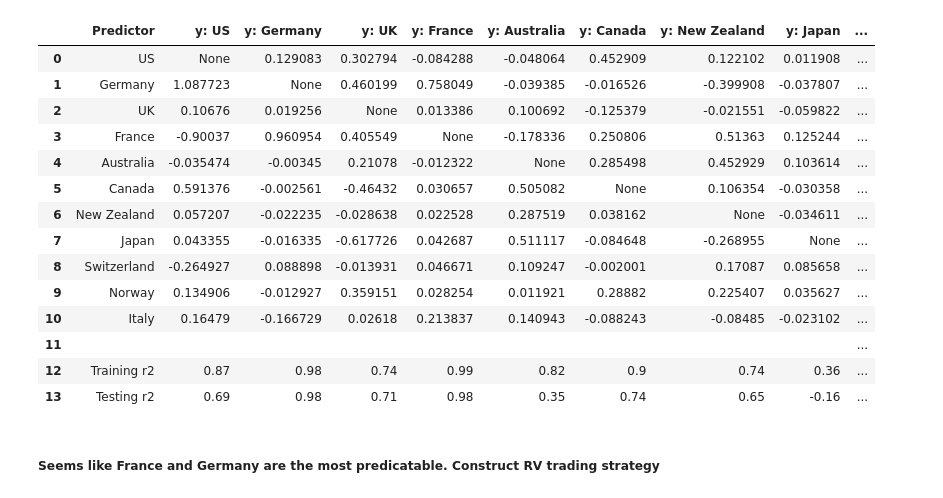
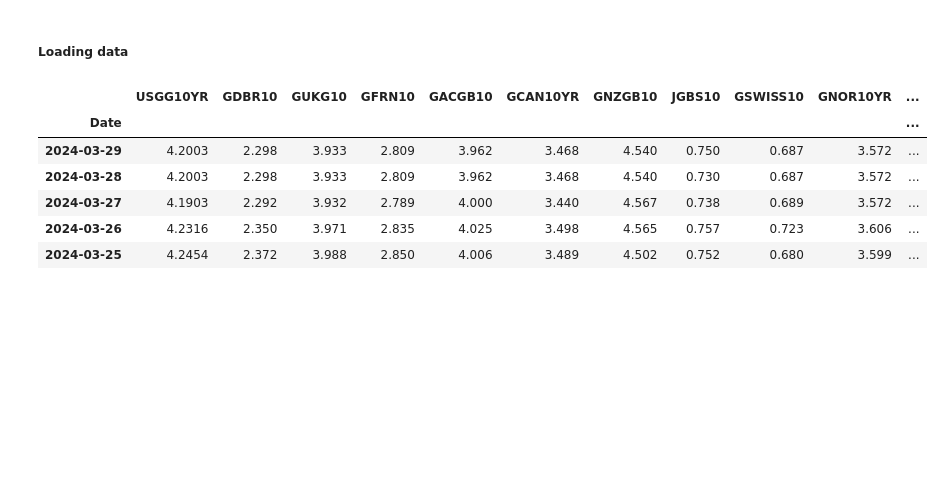
Before and after one commit to danjsabra/G10_RV, a Jupyter notebook: G10_RV.ipynb, the cells around one changed output. Saved outputs shown, nothing was run; the diff lists cells and outputs as text; code cells hidden in the pictures; blank space fills up the shorter version.

```diff
--- a/G10_RV.ipynb
+++ b/G10_RV.ipynb
@@ -3,7 +3,10 @@ import pandas as pd
 from sklearn.linear_model import LinearRegression
 from sklearn.metrics import r2_score
 import matplotlib.pyplot as plt
+# %% [markdown]
+##### Loading data
 # %%
+# Dicts to identify which countries go with which tickers (all are 10-year Govt yields)
 codes = {}
 codes['US'] = 'USGG10YR'
 codes['Germany'] = 'GDBR10'
@@ -11,81 +14,41 @@ codes['UK'] = 'GUKG10'
 codes['France'] = 'GFRN10'
 codes['Australia'] = 'GACGB10'
 codes['Canada'] = 'GCAN10YR'
 codes['New Zealand'] = 'GNZGB10'
 codes['Japan'] = 'JGBS10'
 codes['Switzerland'] = 'GSWISS10'
 codes['Norway'] = 'GNOR10YR'
 codes['Italy'] = 'GBTPGR10'
 
 codes_back = {}
 for key, value in codes.items():
     codes_back[value] = key
 
 sheet_names = pd.ExcelFile('G10_RV.xlsx').sheet_names
 
+# Combining data into single df
 for i, x in enumerate(sheet_names):
     if i == 0:
         df = pd.read_excel('G10_RV.xlsx', sheet_name=x)[['Date', 'Last Price']]
         df.columns = ['Date', x]
     else:
         new_df = pd.read_excel('G10_RV.xlsx', sheet_name=x)[['Date', 'Last Price']]
         new_df.columns = ['Date', x]
         df = df.merge(new_df, on='Date', how='outer')
 
+# Filling in missing days with previous observations, defining which columns are rates we want
 df = df.set_index('Date')
 df = df.resample('D').asfreq()
 df = df.ffill()
 df = df[::-1].dropna()
+rates_tickers = df.columns[:11]
 
-changes = df.copy()
-for ticker in changes.columns:
-    changes[f'{ticker}_c'] = changes[ticker] - changes[ticker].shift(-30)
-changes = changes.dropna()
-changes = changes[[x for x in changes.columns if x.endswith('_c')]]
-
-rates_tickers = df.columns[:11]
-rates_changes = changes[[x for x in changes if x[:-2] in rates_tickers]]
-rates_changes_training = rates_changes[rates_changes.index < '2024-1-1']
-rates_changes_testing = rates_changes[rates_changes.index >= '2024-1-1']
-
-causalities = pd.DataFrame()
-causalities['Predictor'] = [codes_back[x] for x in rates_tickers] + ['', 'Training r2', 'Testing r2']
-
-for i, target in enumerate(rates_changes.columns):
-    training_X = rates_changes_training[[x for x in rates_changes_training if x != target]]
-    training_y = rates_changes_training[target]
-    testing_X = rates_changes_testing[[x for x in rates_changes_testing if x != target]]
-    testing_y = rates_changes_testing[target]
-    model = LinearRegression()
-    model.fit(training_X, training_y)
-    training_prediction = model.predict(training_X)
-    testing_prediction = model.predict(testing_X)
-    training_r2 = r2_score(training_y, training_prediction)
-    testing_r2 = r2_score(testing_y, testing_prediction)
-    coefficients = list(model.coef_)
-    coefficients.insert(i, None)
-    coefficients.insert(len(coefficients), '')
-    coefficients.insert(len(coefficients), round(training_r2, 2))
-    coefficients.insert(len(coefficients), round(testing_r2, 2))
-    causalities[f'y: {codes_back[target[:-2]]}'] = coefficients
-
-causalities['ABS Mean'] = [causalities.iloc[i, 1:].dropna().abs().mean() for i in range(11)] + ['', '', '']
-causalities
+df.head()
 # %% [output]
-|  | Predictor | y: US | y: Germany | y: UK | y: France | y: Australia | y: Canada | y: New Zealand | y: Japan | ... |
-| 0 | US | None | 0.129083 | 0.302794 | -0.084288 | -0.048064 | 0.452909 | 0.122102 | 0.011908 | ... |
-| 1 | Germany | 1.087723 | None | 0.460199 | 0.758049 | -0.039385 | -0.016526 | -0.399908 | -0.037807 | ... |
-| 2 | UK | 0.10676 | 0.019256 | None | 0.013386 | 0.100692 | -0.125379 | -0.021551 | -0.059822 | ... |
-| 3 | France | -0.90037 | 0.960954 | 0.405549 | None | -0.178336 | 0.250806 | 0.51363 | 0.125244 | ... |
-| 4 | Australia | -0.035474 | -0.00345 | 0.21078 | -0.012322 | None | 0.285498 | 0.452929 | 0.103614 | ... |
-| 5 | Canada | 0.591376 | -0.002561 | -0.46432 | 0.030657 | 0.505082 | None | 0.106354 | -0.030358 | ... |
-| 6 | New Zealand | 0.057207 | -0.022235 | -0.028638 | 0.022528 | 0.287519 | 0.038162 | None | -0.034611 | ... |
-| 7 | Japan | 0.043355 | -0.016335 | -0.617726 | 0.042687 | 0.511117 | -0.084648 | -0.268955 | None | ... |
-| 8 | Switzerland | -0.264927 | 0.088898 | -0.013931 | 0.046671 | 0.109247 | -0.002001 | 0.17087 | 0.085658 | ... |
-| 9 | Norway | 0.134906 | -0.012927 | 0.359151 | 0.028254 | 0.011921 | 0.28882 | 0.225407 | 0.035627 | ... |
-| 10 | Italy | 0.16479 | -0.166729 | 0.02618 | 0.213837 | 0.140943 | -0.088243 | -0.08485 | -0.023102 | ... |
-| 11 |  |  |  |  |  |  |  |  |  | ... |
-| 12 | Training r2 | 0.87 | 0.98 | 0.74 | 0.99 | 0.82 | 0.9 | 0.74 | 0.36 | ... |
-| 13 | Testing r2 | 0.69 | 0.98 | 0.71 | 0.98 | 0.35 | 0.74 | 0.65 | -0.16 | ... |
+|  | USGG10YR | GDBR10 | GUKG10 | GFRN10 | GACGB10 | GCAN10YR | GNZGB10 | JGBS10 | GSWISS10 | GNOR10YR | ... |
+| Date |  |  |  |  |  |  |  |  |  |  | ... |
+| 2024-03-29 | 4.2003 | 2.298 | 3.933 | 2.809 | 3.962 | 3.468 | 4.540 | 0.750 | 0.687 | 3.572 | ... |
+| 2024-03-28 | 4.2003 | 2.298 | 3.933 | 2.809 | 3.962 | 3.468 | 4.540 | 0.730 | 0.687 | 3.572 | ... |
+| 2024-03-27 | 4.1903 | 2.292 | 3.932 | 2.789 | 4.000 | 3.440 | 4.567 | 0.738 | 0.689 | 3.572 | ... |
+| 2024-03-26 | 4.2316 | 2.350 | 3.971 | 2.835 | 4.025 | 3.498 | 4.565 | 0.757 | 0.723 | 3.606 | ... |
+| 2024-03-25 | 4.2454 | 2.372 | 3.988 | 2.850 | 4.006 | 3.489 | 4.502 | 0.752 | 0.680 | 3.599 | ... |
-# %% [markdown]
-##### Seems like France and Germany are the most predicatable. Construct RV trading strategy
```
Also changed, not shown: parts of 17 cells of this notebook.
